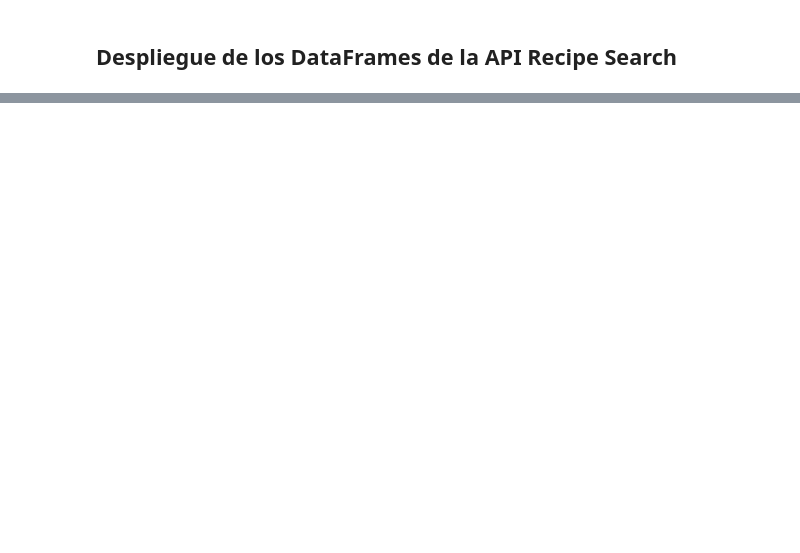
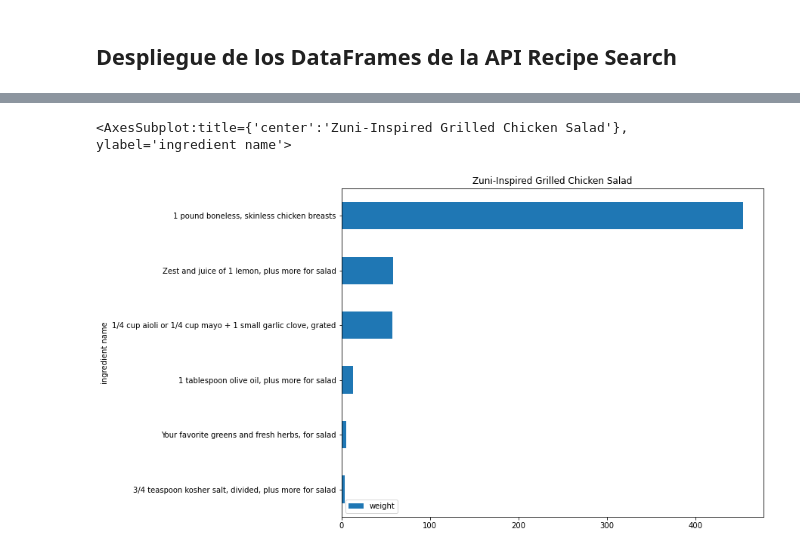
Before and after one commit to SamuelCortez2008/API-EDAMAM, a Jupyter notebook: API_EDAMAM_OSCM.ipynb, the cells around one changed output, grey strips where cells are left out. Drawn from its saved outputs; the diff is of its cells as text; code cells hidden in the pictures; blank space fills up the shorter version.

```diff
--- a/API_EDAMAM_OSCM.ipynb
+++ b/API_EDAMAM_OSCM.ipynb
@@ -311,0 +311,2 @@ EDAMAM_consulta.df_Recipe
+# %%
+food = EDAMAM_consulta.df_Recipe
@@ -311,0 +315,8 @@ EDAMAM_consulta.df_Recipe
+# %%
+%matplotlib inline
+fig, axs = plt.subplots(nrows = 1, ncols = 1, figsize = (10,8) )
+food.loc['Zuni-Inspired Grilled Chicken Salad',['ingredient name','weight']].sort_values('weight', ascending = True).plot(kind = 'barh', x = 'ingredient name',
+                                                                                                                             y = 'weight', title = 'Zuni-Inspired Grilled Chicken Salad', ax = axs)
+# %% [output]
+<AxesSubplot:title={'center':'Zuni-Inspired Grilled Chicken Salad'}, ylabel='ingredient name'>
+[figure, added]
```
Also changed, not shown: parts of 18 cells of this notebook, 3 other files.
